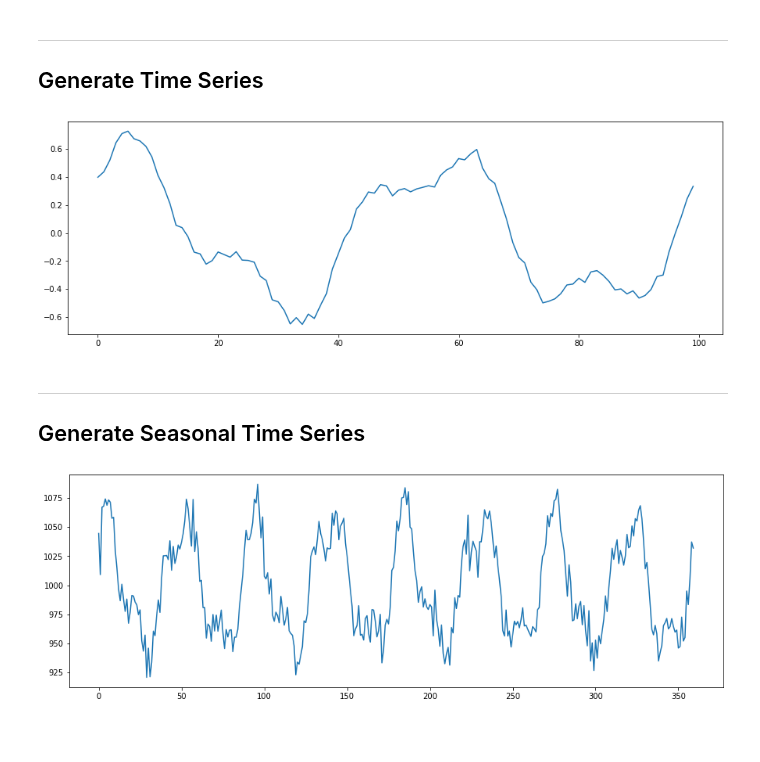
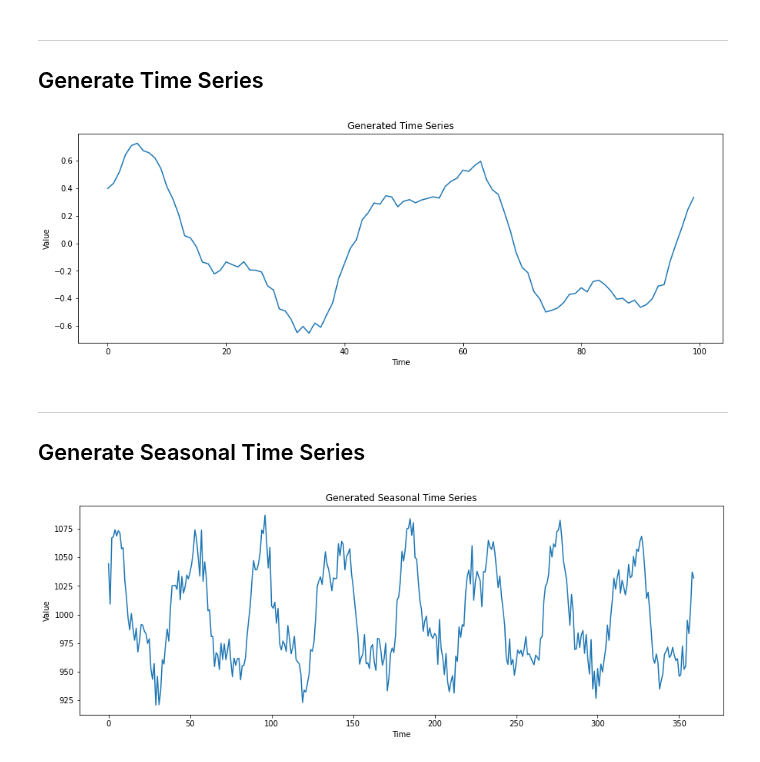
Before and after one commit to hiydavid/time-series, a Jupyter notebook: notebooks/time_series_generation.ipynb, the cells around one changed output. Saved outputs shown, nothing was run; the diff lists cells and outputs as text; code cells hidden in the pictures; blank space fills up the shorter version.

```diff
--- a/notebooks/time_series_generation.ipynb
+++ b/notebooks/time_series_generation.ipynb
@@ -49,14 +49,17 @@ def generate_time_series(batch_size, n_steps):
 # %%
 # generate time series
 np.random.seed(1234)
 n_steps = 100
 series = generate_time_series(1, n_steps)
 
 plt.figure(figsize = (15, 5))
 plt.plot(pd.DataFrame(series[0]))
+plt.xlabel('Time')
+plt.ylabel('Value')
+plt.title('Generated Time Series')
 plt.show()
 # %% [output]
-[figure, old version]
+[figure, new version]
 # %% [markdown]
 ---
 ## Generate Seasonal Time Series
@@ -112,6 +104,9 @@ series = generate_seasonal_time_series(slope = 0,
 
 plt.figure(figsize = (15, 5))
 plt.plot(pd.DataFrame(series))
+plt.xlabel('Time')
+plt.ylabel('Value')
+plt.title('Generated Seasonal Time Series')
 plt.show()
 # %% [output]
-[figure, old version]
+[figure, new version]
```
Also changed, not shown: parts of 1 cell of this notebook.
